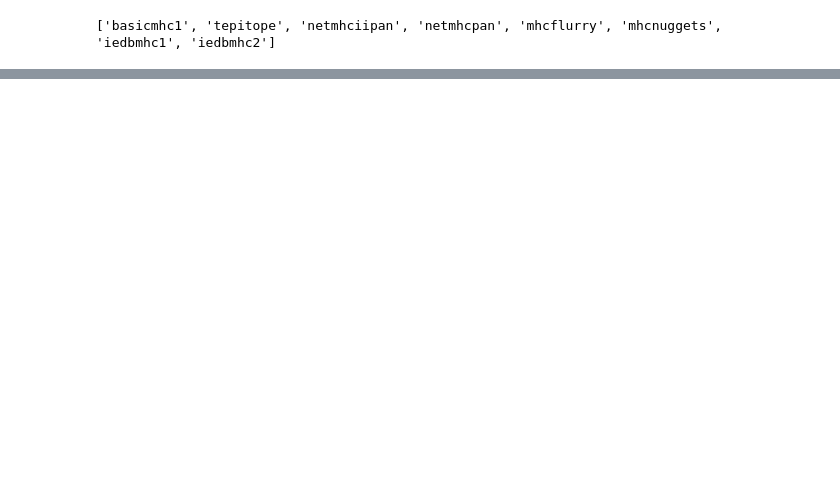
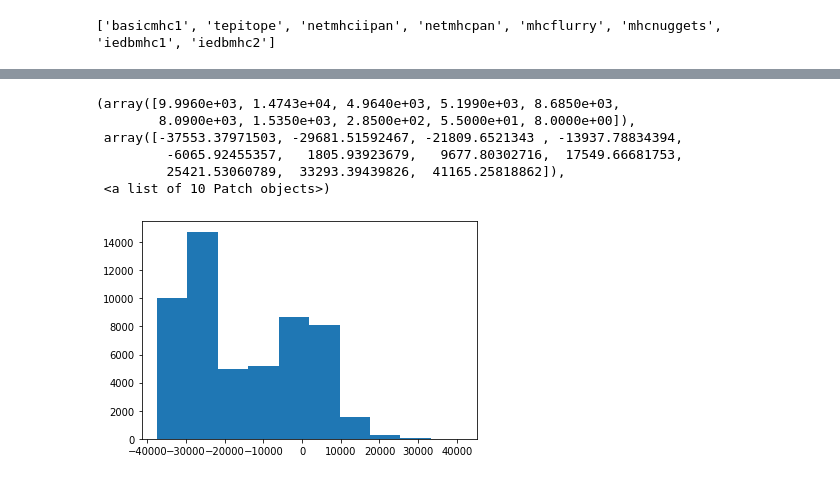
Before and after one commit to covid19-bh-machine-learning/master, a Jupyter notebook: features-predicted-epitopes.ipynb, the cells around one changed output, grey strips where cells are left out. Saved outputs shown, nothing was run; the diff lists cells and outputs as text; code cells hidden in the pictures; blank space fills up the shorter version.

```diff
--- a/features-predicted-epitopes.ipynb
+++ b/features-predicted-epitopes.ipynb
@@ -98,0 +111,7 @@ netmhcpan predictor with results in 5 sequences
+# %%
+outputs['mhcflurry']['allele'] = outputs['mhcflurry']['allele'].str.replace('*', '')
+
+merged = pd.merge(outputs['mhcnuggets'][['peptide', 'allele', 'ic50']],
+               outputs['mhcflurry'][['peptide', 'allele', 'prediction']],
+               on=['peptide', 'allele'],
+               how='inner')
@@ -98,0 +134,10 @@ netmhcpan predictor with results in 5 sequences
+# %%
+plt.hist(merged['ic50']-merged['prediction'])
+# %% [output]
+(array([9.9960e+03, 1.4743e+04, 4.9640e+03, 5.1990e+03, 8.6850e+03,
+        8.0900e+03, 1.5350e+03, 2.8500e+02, 5.5000e+01, 8.0000e+00]),
+ array([-37553.37971503, -29681.51592467, -21809.6521343 , -13937.78834394,
+         -6065.92455357,   1805.93923679,   9677.80302716,  17549.66681753,
+         25421.53060789,  33293.39439826,  41165.25818862]),
+ <a list of 10 Patch objects>)
+[figure, added]
```
Also changed, not shown: parts of 7 cells of this notebook, 3 other files.
